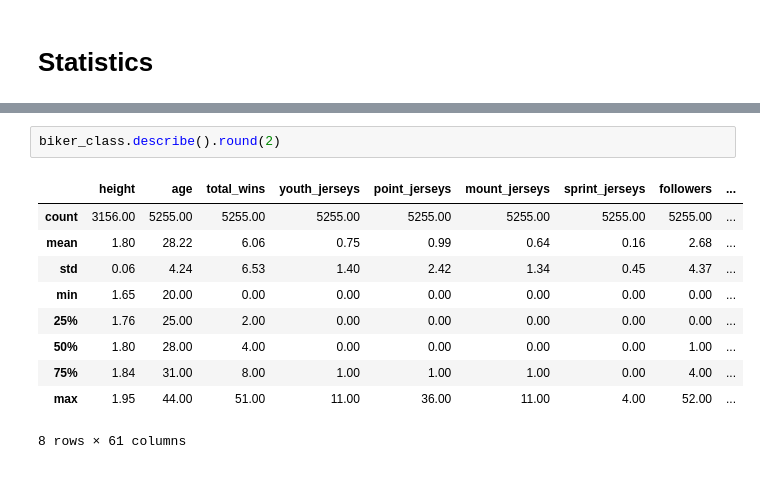
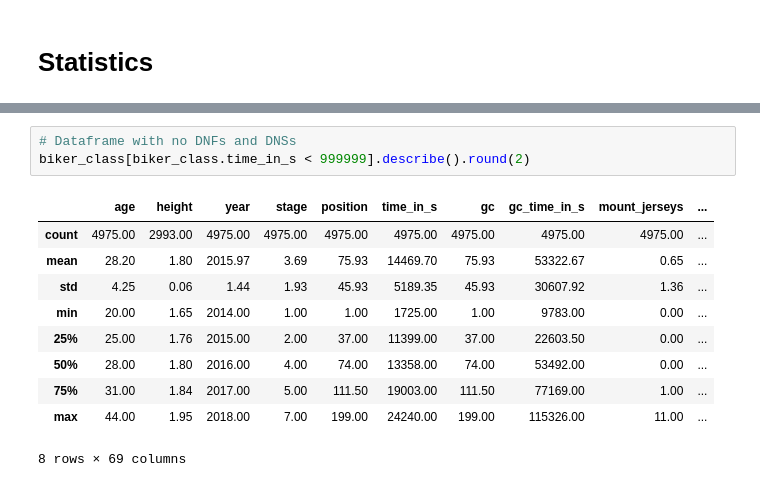
Before and after one commit to norbertstrzelecki/tour_de_pologne_top10, a Jupyter notebook: tdp_2_3_data_statistics_visualization.ipynb, the cells around one changed output, grey strips where cells are left out. Saved outputs shown, nothing was run; the diff lists cells and outputs as text.

```diff
--- a/tdp_2_3_data_statistics_visualization.ipynb
+++ b/tdp_2_3_data_statistics_visualization.ipynb
@@ -39,16 +53,17 @@ for item in ax.get_xticklabels():
-# %%
-biker_class.describe().round(2)
-# %% [output]
-|  | height | age | total_wins | youth_jerseys | point_jerseys | mount_jerseys | sprint_jerseys | followers | ... |
-| count | 3156.00 | 5255.00 | 5255.00 | 5255.00 | 5255.00 | 5255.00 | 5255.00 | 5255.00 | ... |
-| mean | 1.80 | 28.22 | 6.06 | 0.75 | 0.99 | 0.64 | 0.16 | 2.68 | ... |
-| std | 0.06 | 4.24 | 6.53 | 1.40 | 2.42 | 1.34 | 0.45 | 4.37 | ... |
-| min | 1.65 | 20.00 | 0.00 | 0.00 | 0.00 | 0.00 | 0.00 | 0.00 | ... |
-| 25% | 1.76 | 25.00 | 2.00 | 0.00 | 0.00 | 0.00 | 0.00 | 0.00 | ... |
-| 50% | 1.80 | 28.00 | 4.00 | 0.00 | 0.00 | 0.00 | 0.00 | 1.00 | ... |
-| 75% | 1.84 | 31.00 | 8.00 | 1.00 | 1.00 | 1.00 | 0.00 | 4.00 | ... |
-| max | 1.95 | 44.00 | 51.00 | 11.00 | 36.00 | 11.00 | 4.00 | 52.00 | ... |
-8 rows × 61 columns
+# %%
+# Dataframe with no DNFs and DNSs
+biker_class[biker_class.time_in_s < 999999].describe().round(2)
+# %% [output]
+|  | age | height | year | stage | position | time_in_s | gc | gc_time_in_s | mount_jerseys | ... |
+| count | 4975.00 | 2993.00 | 4975.00 | 4975.00 | 4975.00 | 4975.00 | 4975.00 | 4975.00 | 4975.00 | ... |
+| mean | 28.20 | 1.80 | 2015.97 | 3.69 | 75.93 | 14469.70 | 75.93 | 53322.67 | 0.65 | ... |
+| std | 4.25 | 0.06 | 1.44 | 1.93 | 45.93 | 5189.35 | 45.93 | 30607.92 | 1.36 | ... |
+| min | 20.00 | 1.65 | 2014.00 | 1.00 | 1.00 | 1725.00 | 1.00 | 9783.00 | 0.00 | ... |
+| 25% | 25.00 | 1.76 | 2015.00 | 2.00 | 37.00 | 11399.00 | 37.00 | 22603.50 | 0.00 | ... |
+| 50% | 28.00 | 1.80 | 2016.00 | 4.00 | 74.00 | 13358.00 | 74.00 | 53492.00 | 0.00 | ... |
+| 75% | 31.00 | 1.84 | 2017.00 | 5.00 | 111.50 | 19003.00 | 111.50 | 77169.00 | 1.00 | ... |
+| max | 44.00 | 1.95 | 2018.00 | 7.00 | 199.00 | 24240.00 | 199.00 | 115326.00 | 11.00 | ... |
+8 rows × 69 columns
 # %%
 biker_class.describe(include='object')
 # %% [output]
```
Also changed, not shown: parts of 8 cells of this notebook, 4 other files.
